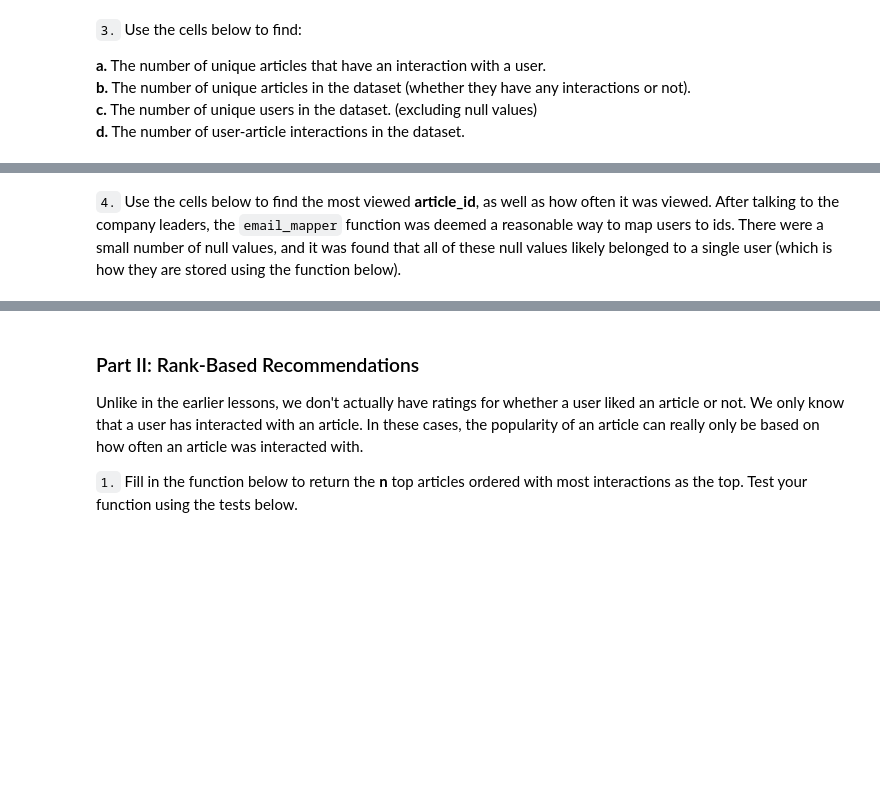
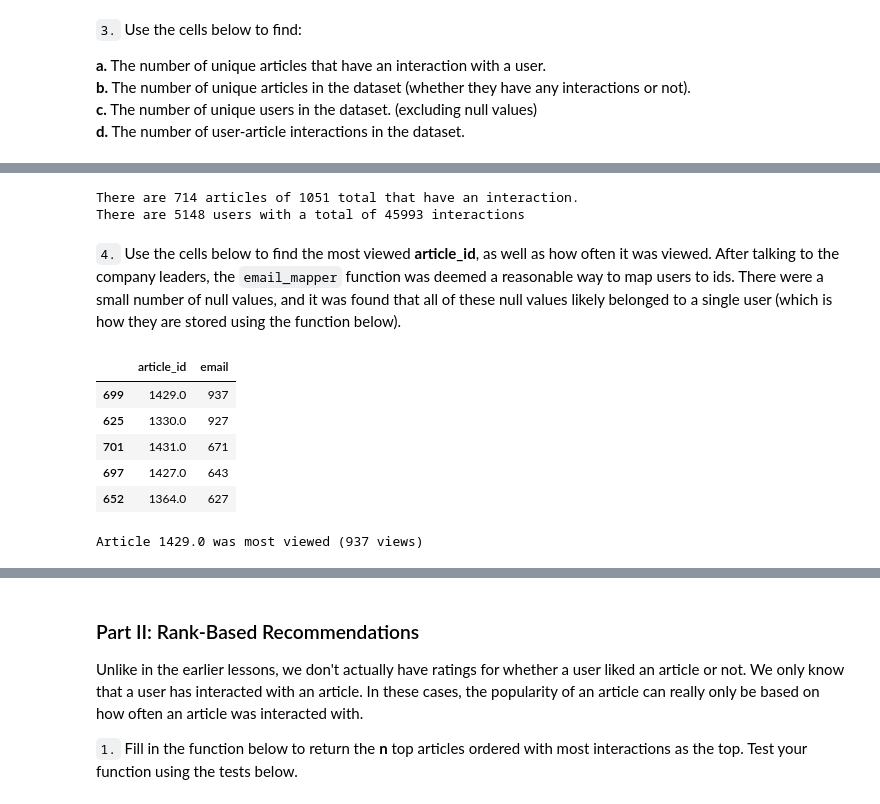
Before and after one commit to felixnext/ds_recommender, a Jupyter notebook: notebooks/Recommendations_with_IBM.ipynb, the cells around one changed output, grey strips where cells are left out. Drawn from its saved outputs; the diff is of its cells as text; code cells hidden in the pictures; blank space fills up the shorter version.

```diff
--- a/notebooks/Recommendations_with_IBM.ipynb
+++ b/notebooks/Recommendations_with_IBM.ipynb
@@ -127,13 +160,31 @@ Max interactions of one user with the system: 364
 # %%
-unique_articles = # The number of unique articles that have at least one interaction
-total_articles = # The number of unique articles on the IBM platform
-unique_users = # The number of unique users
-user_article_interactions = # The number of user-article interactions
+unique_articles = len(df['article_id'].unique()) # The number of unique articles that have at least one interaction
+total_articles = len(df_content['article_id'].unique()) # The number of unique articles on the IBM platform
+unique_users = len(df['email'].dropna().unique()) # The number of unique users
+user_article_interactions = len(df) # The number of user-article interactions
+print("There are {} articles of {} total that have an interaction.".format(unique_articles, total_articles))
+print("There are {} users with a total of {} interactions".format(unique_users, user_article_interactions))
+# %% [output]
+There are 714 articles of 1051 total that have an interaction.
+There are 5148 users with a total of 45993 interactions
 # %% [markdown]
 `4.` Use the cells below to find the most viewed **article_id**, as well as how often it was viewed.  After talking to the company leaders, the `email_mapper` function was deemed a reasonable way to map users to ids.  There were a small number of null values, and it was found that all of these null values likely belonged to a single user (which is how they are stored using the function below).
+# %%
+article_views = df.groupby('article_id').count()['email'].reset_index().sort_values(by='email', ascending=False)
+article_views.head()
+# %% [output]
+|  | article_id | email |
+| 699 | 1429.0 | 937 |
+| 625 | 1330.0 | 927 |
+| 701 | 1431.0 | 671 |
+| 697 | 1427.0 | 643 |
+| 652 | 1364.0 | 627 |
 # %%
-most_viewed_article_id = # The most viewed article in the dataset as a string with one value following the decimal
-max_views = # The most viewed article in the dataset was viewed how many times?
+most_viewed_article_id = str(article_views.iloc[0, 0]) # The most viewed article in the dataset as a string with one value following the decimal
+max_views = article_views.iloc[0, 1] # The most viewed article in the dataset was viewed how many times?
+print("Article {} was most viewed ({} views)".format(most_viewed_article_id, max_views))
+# %% [output]
+Article 1429.0 was most viewed (937 views)
 # %%
 ## No need to change the code here - this will be helpful for later parts of the notebook
 # Run this cell to map the user email to a user_id column and remove the email column
```
Also changed, not shown: parts of 12 cells of this notebook, 6 other files.
